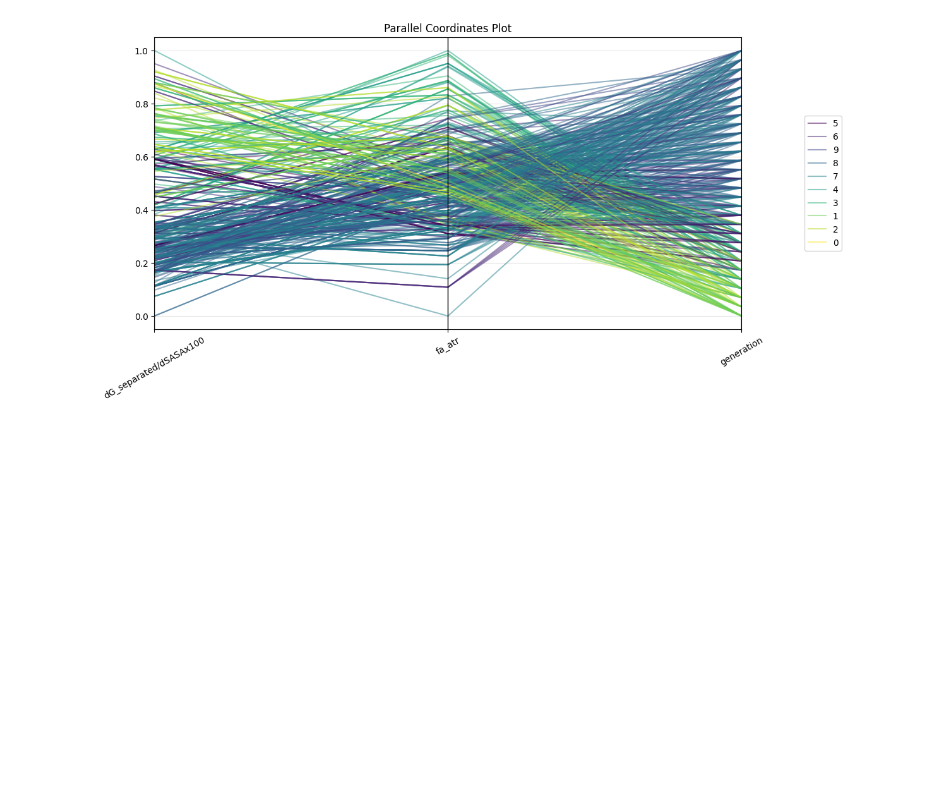
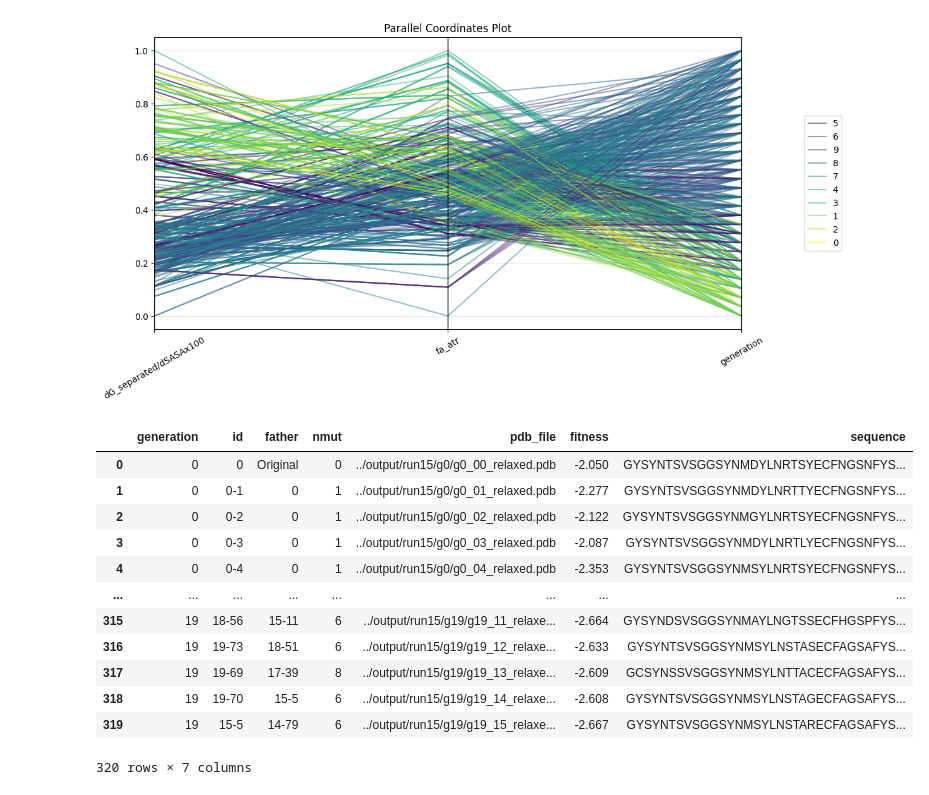
Before and after one commit to applibres/protein_ea_02, a Jupyter notebook: test.ipynb, the cells around one changed output. Cells and saved outputs as stored; diff of their text form; code cells hidden in the pictures; blank space fills up the shorter version.

```diff
--- a/test.ipynb
+++ b/test.ipynb
@@ -181,3 +158,20 @@ plt.legend(loc='center left', bbox_to_anchor=(1.1, 0.5))
 plt.show()
 # %% [output]
 [figure]
+# %%
+df_single = pd.read_csv("tests/test2_1mobj/statistics/run15_individuals.csv")
+df_single
+# %% [output]
+|  | generation | id | father | nmut | pdb_file | fitness | sequence |
+| 0 | 0 | 0 | Original | 0 | ../output/run15/g0/g0_00_relaxed.pdb | -2.050 | GYSYNTSVSGGSYNMDYLNRTSYECFNGSNFYS... |
+| 1 | 0 | 0-1 | 0 | 1 | ../output/run15/g0/g0_01_relaxed.pdb | -2.277 | GYSYNTSVSGGSYNMDYLNRTTYECFNGSNFYS... |
+| 2 | 0 | 0-2 | 0 | 1 | ../output/run15/g0/g0_02_relaxed.pdb | -2.122 | GYSYNTSVSGGSYNMGYLNRTSYECFNGSNFYS... |
+| 3 | 0 | 0-3 | 0 | 1 | ../output/run15/g0/g0_03_relaxed.pdb | -2.087 | GYSYNTSVSGGSYNMDYLNRTLYECFNGSNFYS... |
+| 4 | 0 | 0-4 | 0 | 1 | ../output/run15/g0/g0_04_relaxed.pdb | -2.353 | GYSYNTSVSGGSYNMSYLNRTSYECFNGSNFYS... |
+| ... | ... | ... | ... | ... | ... | ... | ... |
+| 315 | 19 | 18-56 | 15-11 | 6 | ../output/run15/g19/g19_11_relaxe... | -2.664 | GYSYNDSVSGGSYNMAYLNGTSSECFHGSPFYS... |
+| 316 | 19 | 19-73 | 18-51 | 6 | ../output/run15/g19/g19_12_relaxe... | -2.633 | GYSYNTSVSGGSYNMSYLNSTASECFAGSAFYS... |
+| 317 | 19 | 19-69 | 17-39 | 8 | ../output/run15/g19/g19_13_relaxe... | -2.609 | GCSYNSSVSGGSYNMSYLNTTACECFAGSAFYS... |
+| 318 | 19 | 19-70 | 15-5 | 6 | ../output/run15/g19/g19_14_relaxe... | -2.608 | GYSYNTSVSGGSYNMSYLNSTAGECFAGSAFYS... |
+| 319 | 19 | 15-5 | 14-79 | 6 | ../output/run15/g19/g19_15_relaxe... | -2.667 | GYSYNTSVSGGSYNMSYLNSTARECFAGSAFYS... |
+320 rows × 7 columns
```
Also changed, not shown: parts of 7 cells of this notebook, 12 other files.
